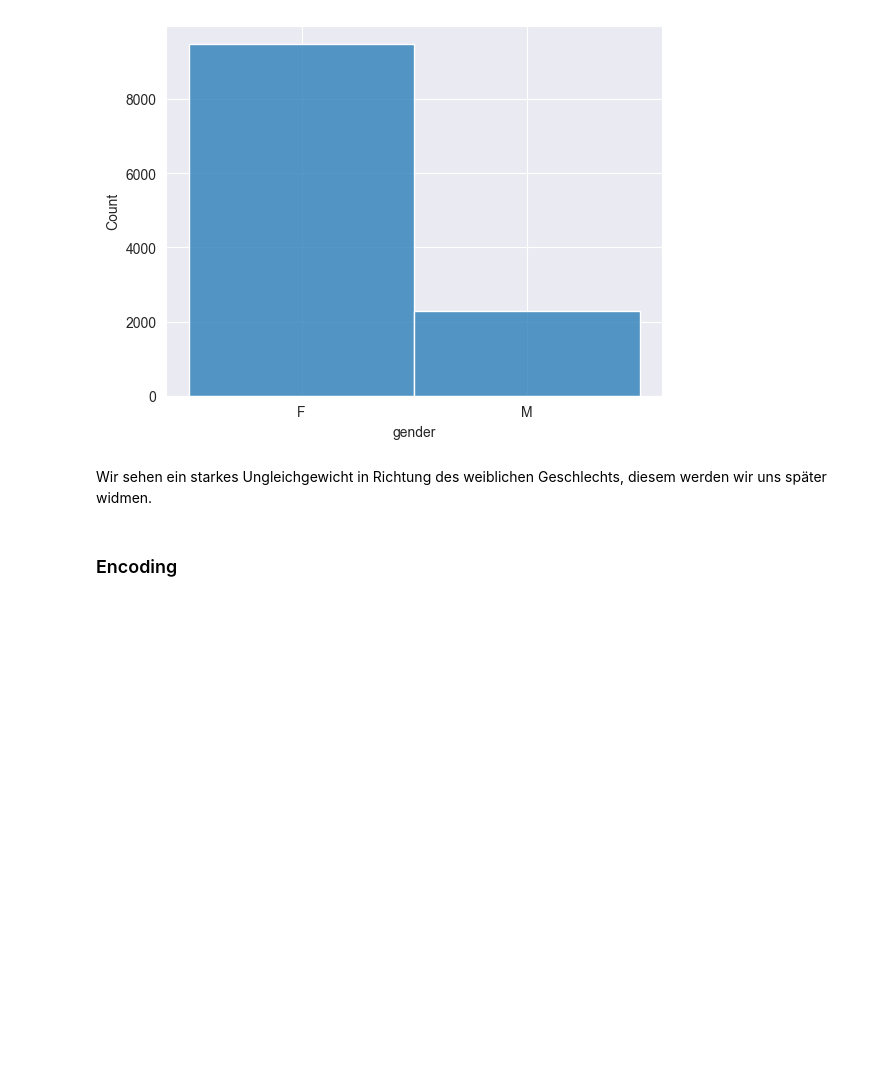
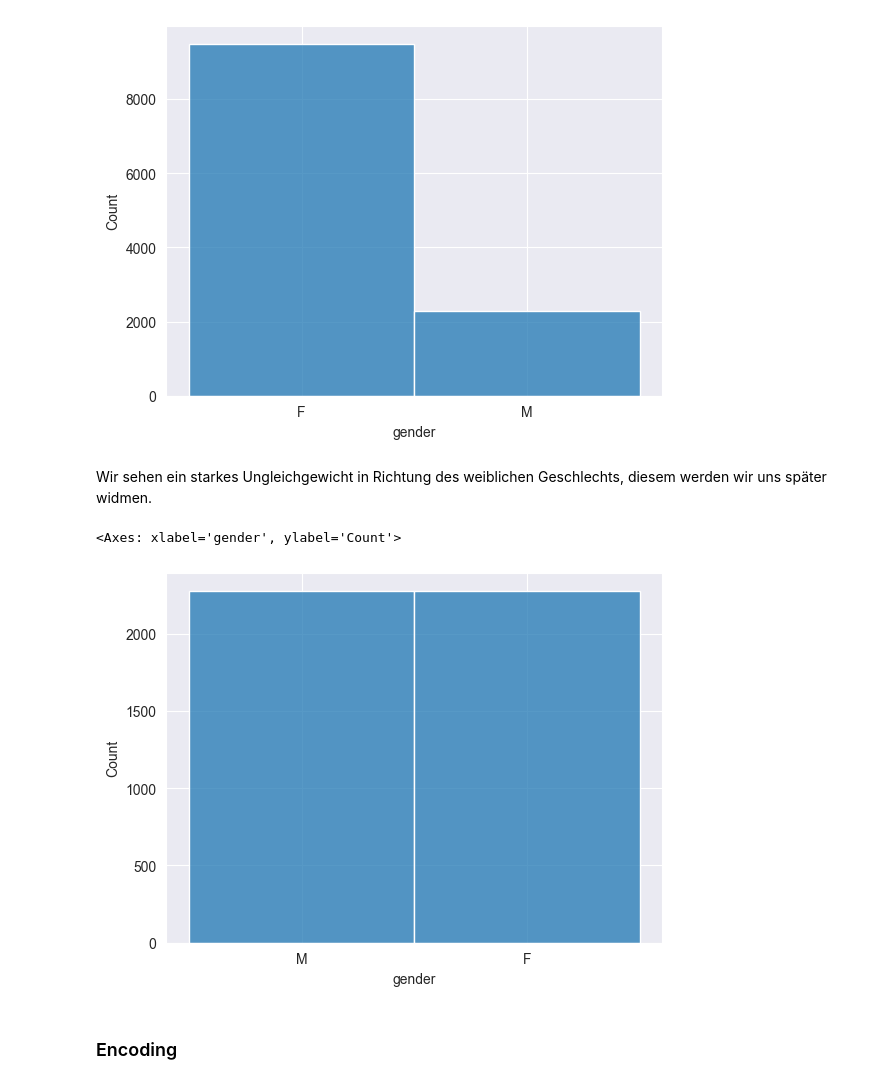
Before and after one commit to leonbittner/dasciws2324, a Jupyter notebook: 03_clustering/03_clustering.ipynb, the cells around one changed output. Cells and saved outputs as stored; diff of their text form; code cells hidden in the pictures; blank space fills up the shorter version.

```diff
--- a/03_clustering/03_clustering.ipynb
+++ b/03_clustering/03_clustering.ipynb
@@ -85,3 +99,8 @@ Wir sehen ein starkes Ungleichgewicht in Richtung des weiblichen Geschlechts, di
+# %%
+sns.histplot(df_social['gender'])
+# %% [output]
+<Axes: xlabel='gender', ylabel='Count'>
+[figure, added]
 # %% [markdown]
 ### Encoding
 # %%
```
Also changed, not shown: parts of 10 cells of this notebook.
